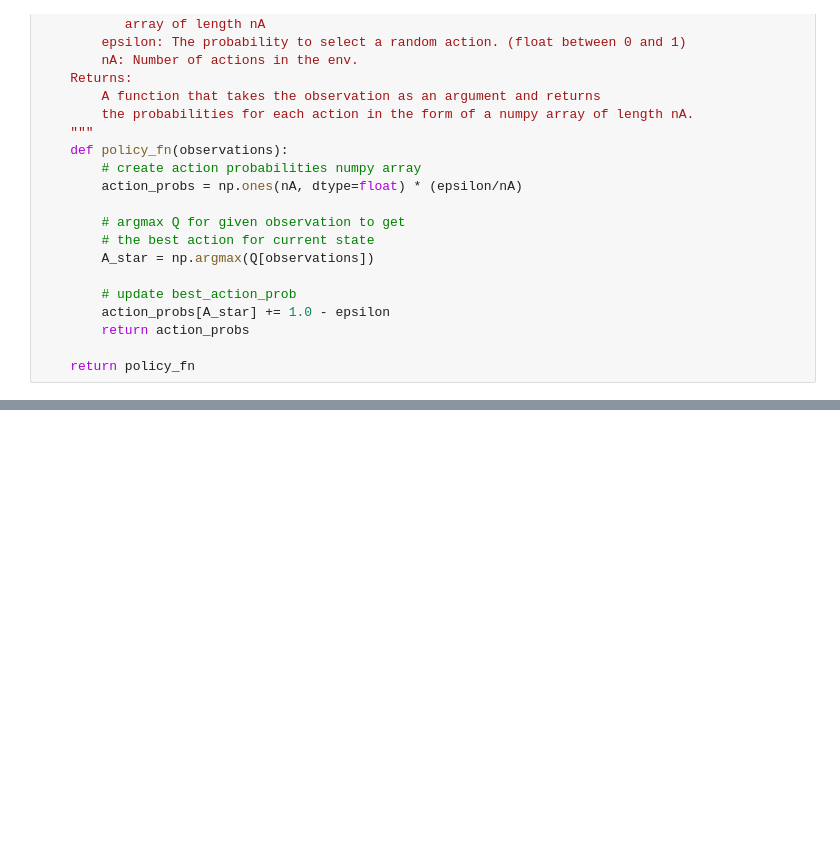
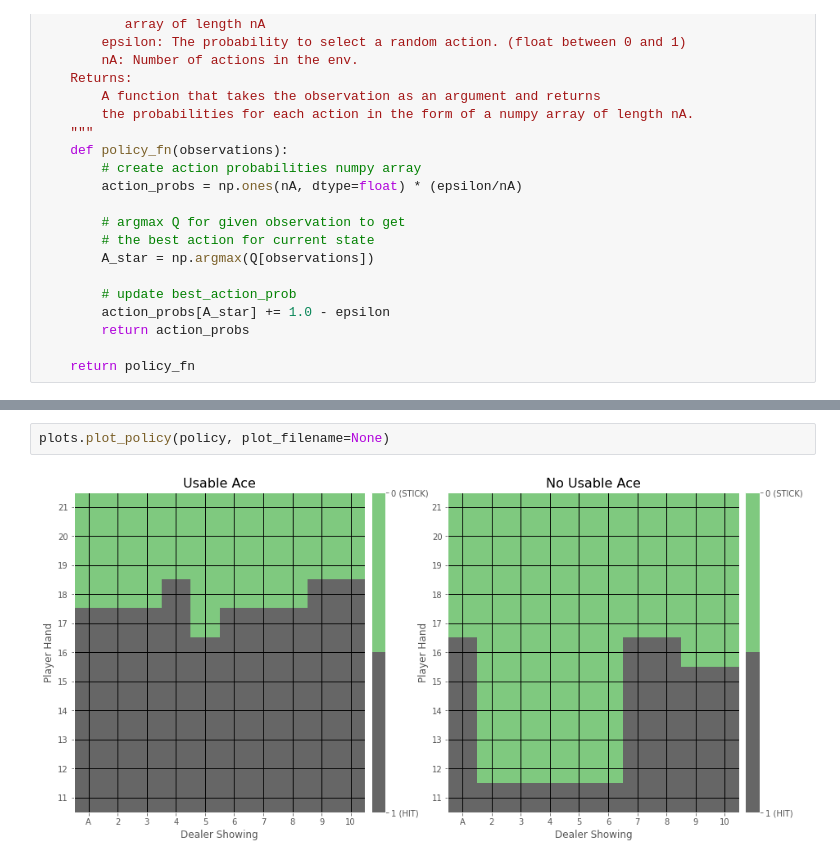
Before and after one commit to makaveli10/reinforcementLearning, a Jupyter notebook: MonteCarlo/mc_control_epsilon_greedy.ipynb, the cells around one changed output, grey strips where cells are left out. Cells and saved outputs as stored; diff of their text form; blank space fills up the shorter version.

```diff
--- a/MonteCarlo/mc_control_epsilon_greedy.ipynb
+++ b/MonteCarlo/mc_control_epsilon_greedy.ipynb
@@ -129,0 +136,4 @@ plots.plot_value_function(V, title="Optimal Value Function")
+# %%
+plots.plot_policy(policy, plot_filename=None)
+# %% [output]
+[figure, added]
```
Also changed, not shown: parts of 3 cells of this notebook, 4 other files.
